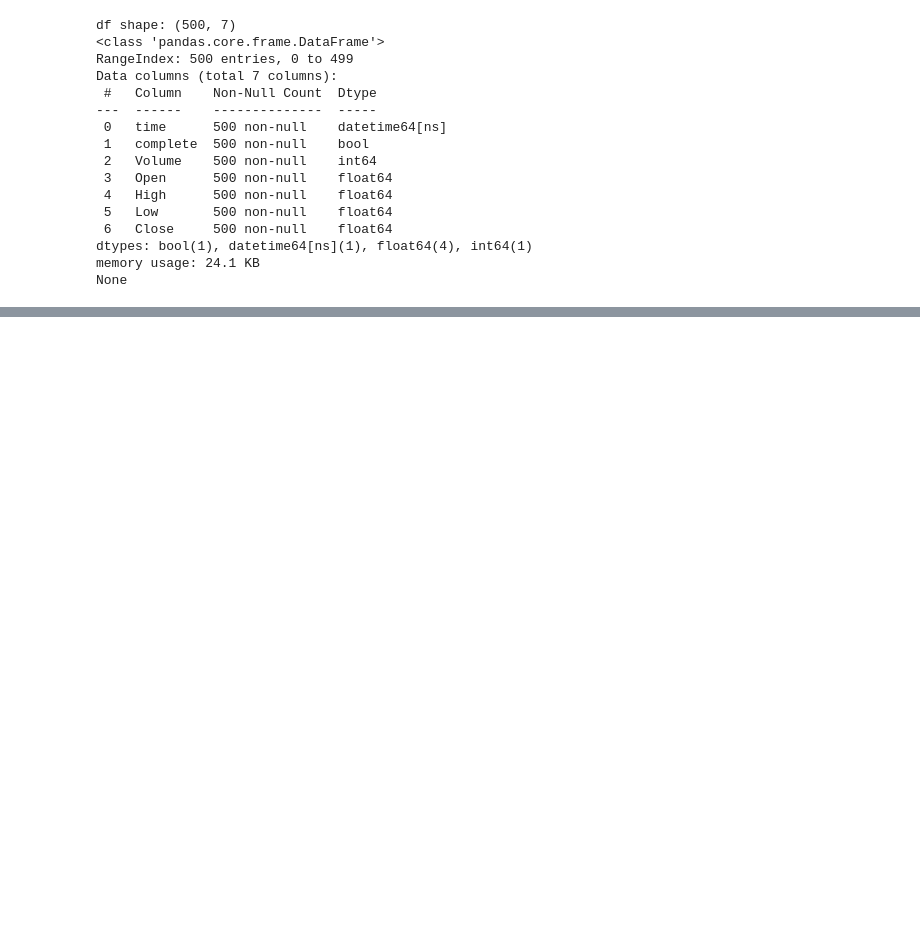
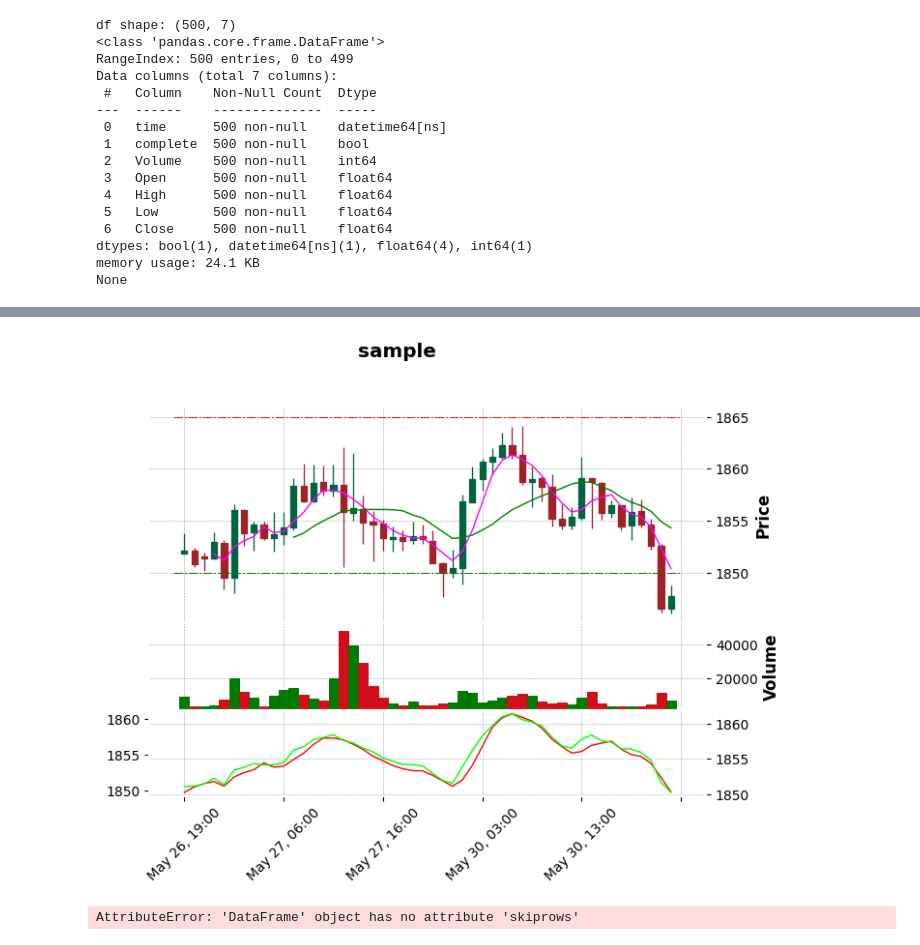
Before and after one commit to ongzhixian/BasicOandaApp, a Jupyter notebook: NoteBooks/xau_usd.ipynb, the cells around one changed output, grey strips where cells are left out. Drawn from its saved outputs; the diff is of its cells as text; code cells hidden in the pictures; blank space fills up the shorter version.

```diff
--- a/NoteBooks/xau_usd.ipynb
+++ b/NoteBooks/xau_usd.ipynb
@@ -123,0 +124,37 @@ mpf.plot(dfx, type='ohlc',
+# %%
+ap0 = [
+    mpf.make_addplot(dfx['ma4'],color='r', width=1, panel=2),  # uses panel 0 by default
+    mpf.make_addplot(dfx['ewm4'],color='lime', width=1, panel=2),  # uses panel 0 by default
+    #mpf.make_addplot(dfx['Volume'],type='line',color='lime', linestyle=' ',panel =1, mav = (4, 12))
+    ]
+
+mpf.plot(dfx, type='candle',
+    mav=(4, 12),
+    volume=True,
+    addplot=ap0,
+    style=s,
+    hlines=dict(hlines=[1850,1865],colors=['g','r'],linestyle='-.',linewidths=(1,1)),
+    title="sample",
+    linecolor='indigo', update_width_config=dict(line_width=1))
+# %% [output]
+[figure, added]
+# %%
+df
+dfx2 = df.head(20).set_index('time')
+
+ap0 = [
+    mpf.make_addplot(dfx2['ma4'],color='r', width=1, panel=2),  # uses panel 0 by default
+    mpf.make_addplot(dfx2['ewm4'],color='lime', width=1, panel=2),  # uses panel 0 by default
+    #mpf.make_addplot(dfx['Volume'],type='line',color='lime', linestyle=' ',panel =1, mav = (4, 12))
+    ]
+
+mpf.plot(dfx2, type='candle',
+    mav=(4, 12),
+    volume=True,
+    addplot=ap0,
+    style=s,
+    hlines=dict(hlines=[1850,1865],colors=['g','r'],linestyle='-.',linewidths=(1,1)),
+    title="sample",
+    linecolor='indigo', update_width_config=dict(line_width=1))
+# %% [output]
+AttributeError: 'DataFrame' object has no attribute 'skiprows'
```
Also changed, not shown: parts of 3 cells of this notebook, 11 other files.
